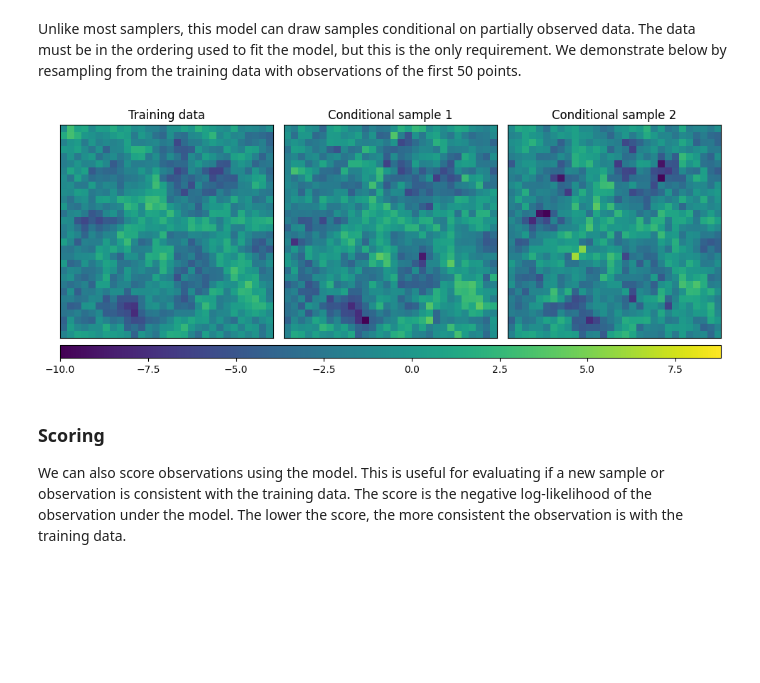
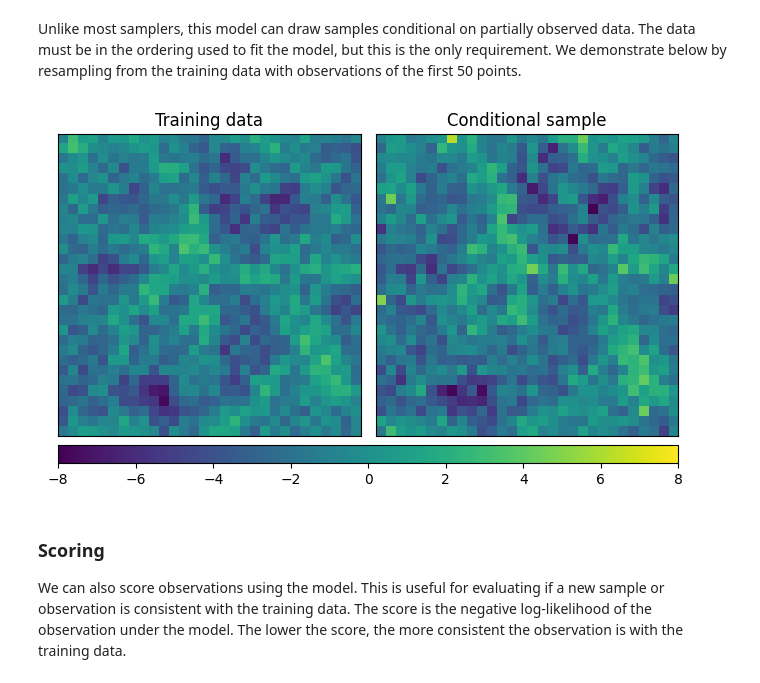
Before and after one commit to katzfuss-group/batram, a Jupyter notebook: notebooks/getting-started.ipynb, the cells around one changed output. Drawn from its saved outputs; the diff is of its cells as text; code cells hidden in the pictures; blank space fills up the shorter version.

```diff
--- a/notebooks/getting-started.ipynb
+++ b/notebooks/getting-started.ipynb
@@ -301,42 +272,37 @@ data with observations of the first 50 points.
 # Resample with a partially observed part of the training data
 partial_field = obs[0, :250]
 
-# Drawing the conditional samples
-conditional_samples = tm.cond_sample(xFix = partial_field, num_samples=2)
+# Drawing the conditional sample
+conditional_sample = tm.cond_sample(x_fix=partial_field)
 # %%
 # Compare the resampled field with the training data
-gspec = {'wspace': 0.05}
-fig, ax = plt.subplots(1, 3, figsize=(12, 4), gridspec_kw=gspec, squeeze=True)
-
-# get min, max of obs and conditional_samples
-vmin = min(obs[0].min(), conditional_samples.min())
-vmin = min(obs[0].min(), conditional_samples.min())
-
+gspec = {"wspace": 0.05}
+fig, ax = plt.subplots(1, 2, figsize=(8, 4), gridspec_kw=gspec, squeeze=True)
 
 # Plot the training data
 ax[0].imshow(obs[0][order.argsort()].reshape(30, 30), vmin=vmin, vmax=vmax)
 ax[0].set_xticks([])
 ax[0].set_yticks([])
 ax[0].set_title("Training data")
 
 # Plot the conditionally resampled field (sample 1)
 im = ax[1].imshow(conditional_samples[0, order.argsort()].reshape(30, 30), vmin=vmin, vmax=vmax)
 ax[1].set_xticks([])
 ax[1].set_yticks([])
 ax[1].set_title("Conditional sample 1")
 
 # Plot the conditionally resampled field (sample 2)
 im = ax[2].imshow(conditional_samples[1, order.argsort()].reshape(30, 30), vmin=vmin, vmax=vmax)
 ax[2].set_xticks([])
 ax[2].set_yticks([])
 ax[2].set_title("Conditional sample 2")
 
 fig.subplots_adjust(right=0.9)
 cbar = fig.add_axes([0.125, 0.05, 0.775, 0.045])
 fig.colorbar(im, cax=cbar, orientation="horizontal")
 plt.show()
 # %% [output]
-[figure, old version]
+[figure, new version]
 # %% [markdown]
 ### Scoring
 
```
Also changed, not shown: parts of 19 cells of this notebook, 2 other files.
